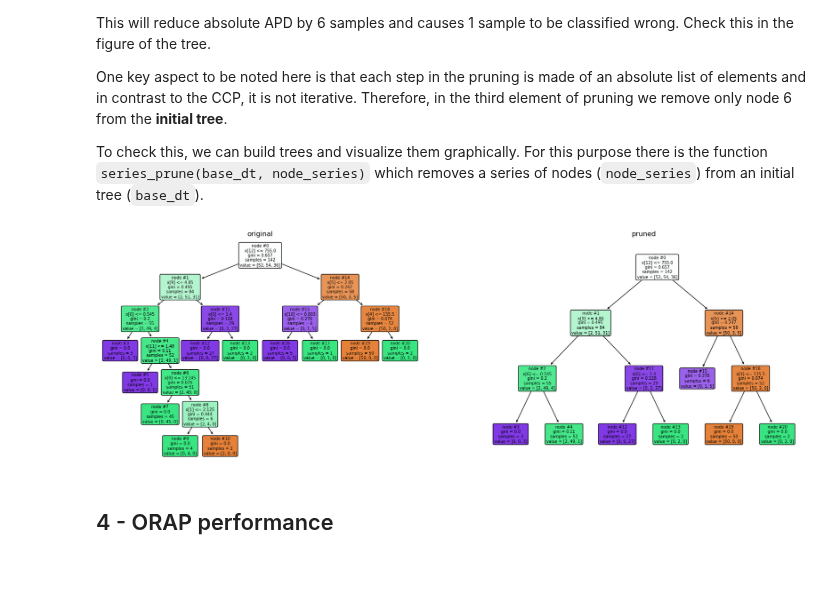
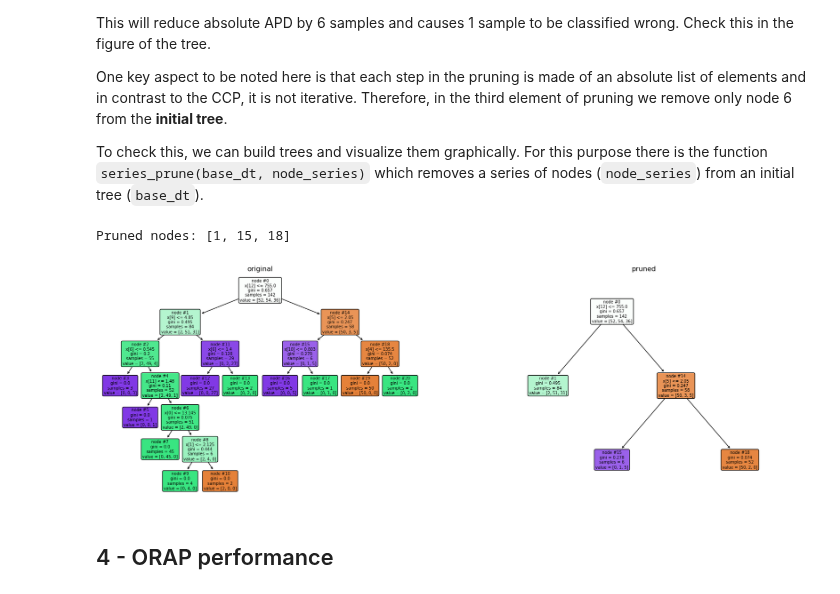
Before and after one commit to masoudinejad/dt_pruning, a Jupyter notebook: orap.ipynb, the cells around one changed output. Drawn from its saved outputs; the diff is of its cells as text; code cells hidden in the pictures.

```diff
--- a/orap.ipynb
+++ b/orap.ipynb
@@ -227,23 +227,25 @@ For this purpose there is the function `series_prune(base_dt, node_series)` whic
 # %%
 # Get the list of lists for the pruning sequence
 remove_sequence = ORAP_sequence.removed
 # Select a pruning step
-prune_step = 4
+prune_step = -3
 # Extract its list
 node_series = remove_sequence[prune_step]
 # Prune the tree
+print(F"Pruned nodes: {node_series}")
 pruned_dt = series_prune(cls_dt, node_series)
 # Visualize the original tree
 ft_size = 7
 fig, axs = plt.subplots(1, 2,figsize=(22,7))
 plt.subplot(1, 2, 1)
 tree.plot_tree(cls_dt, filled=True, rounded=True, node_ids=True, fontsize=ft_size)
 axs[0].set_title("original")
 plt.subplot(1, 2, 2)
 tree.plot_tree(pruned_dt, filled=True, rounded=True, node_ids=True, fontsize=ft_size)
 _=axs[1].set_title("pruned")
 # %% [output]
+Pruned nodes: [1, 15, 18]
-[figure, old version]
+[figure, new version]
 # %% [markdown]
 <a name="4"></a>
 ## 4 - ORAP performance
```
Also changed, not shown: parts of 3 cells of this notebook, 1 other file.
